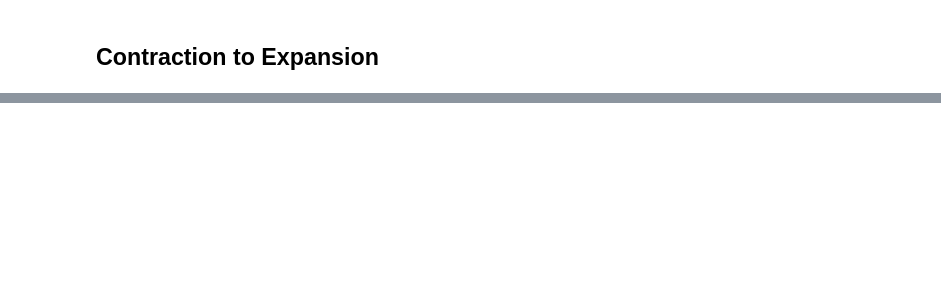
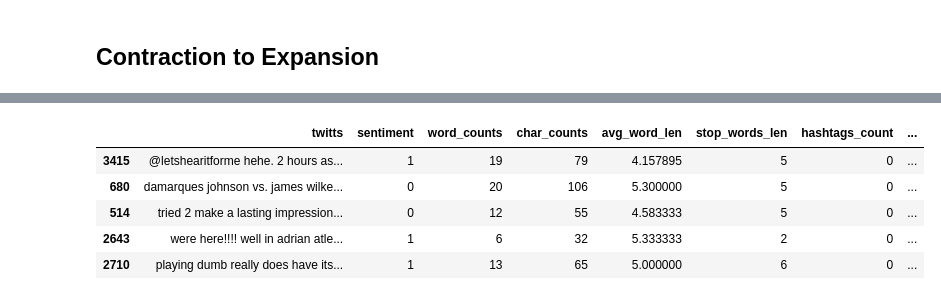
Before and after one commit to luch91/NLP-Text-Cleaning-and-Processing, a Jupyter notebook: cleaning_preproc.ipynb, the cells around one changed output, grey strips where cells are left out. Cells and saved outputs as stored; diff of their text form; code cells hidden in the pictures; blank space fills up the shorter version.

```diff
--- a/cleaning_preproc.ipynb
+++ b/cleaning_preproc.ipynb
@@ -242,9 +244,8 @@ df.sample(5)
 # %%
-contractions = {
+custom_contractions = {
 "a’ight": "alright",
 "ain’t" : "i am not",
 "amn’t": "am not",
-"n": "and",
 "arencha" : "are not you",
 "aren’t": "are not",
 "’bout": "about",
@@ -383,7 +384,6 @@ contractions = {
 "’twere": "it were",
 "w’all": "we all",
 "w’at": "we at",
-"u": "you",
 "ur": "your",
 "wanna": "want to",
 "wasn’t": "was not",
@@ -425,7 +425,7 @@ contractions = {
 "would’ve": "would have",
 "wouldn’t": "would not",
 "wouldn’t’ve": "would not have",
-" y’ain’t ":	"you are not",
+"y’ain’t ":	"you are not",
 "y’all": "you all",
 "y’all’d’ve": "you all would have",
 "y’all’dn't’ve":"you all would not have",
@@ -446,0 +445,11 @@ x = " i'm don't he'll "
+# %%
+
+import contractions
+
+x = "y'all know I wouldn't forget ur birthday y'know"
+
+def cont_to_exp(x):
+    return contractions.fix(x)
+
+result = cont_to_exp(x)
+print(result)
@@ -446,0 +458,3 @@ x = " i'm don't he'll "
+# %%
+%%timeit
+df['twitts'] = df['twitts'].apply(lambda x: cont_to_exp(x))
@@ -446,0 +463,9 @@ x = " i'm don't he'll "
+# %%
+df.sample(5)
+# %% [output]
+|  | twitts | sentiment | word_counts | char_counts | avg_word_len | stop_words_len | hashtags_count | ... |
+| 3415 | @letshearitforme hehe. 2 hours as... | 1 | 19 | 79 | 4.157895 | 5 | 0 | ... |
+| 680 | damarques johnson vs. james wilke... | 0 | 20 | 106 | 5.300000 | 5 | 0 | ... |
+| 514 | tried 2 make a lasting impression... | 0 | 12 | 55 | 4.583333 | 5 | 0 | ... |
+| 2643 | were here!!!! well in adrian atle... | 1 | 6 | 32 | 5.333333 | 2 | 0 | ... |
+| 2710 | playing dumb really does have its... | 1 | 13 | 65 | 5.000000 | 6 | 0 | ... |
```
Also changed, not shown: parts of 35 cells of this notebook, 1 other file.
